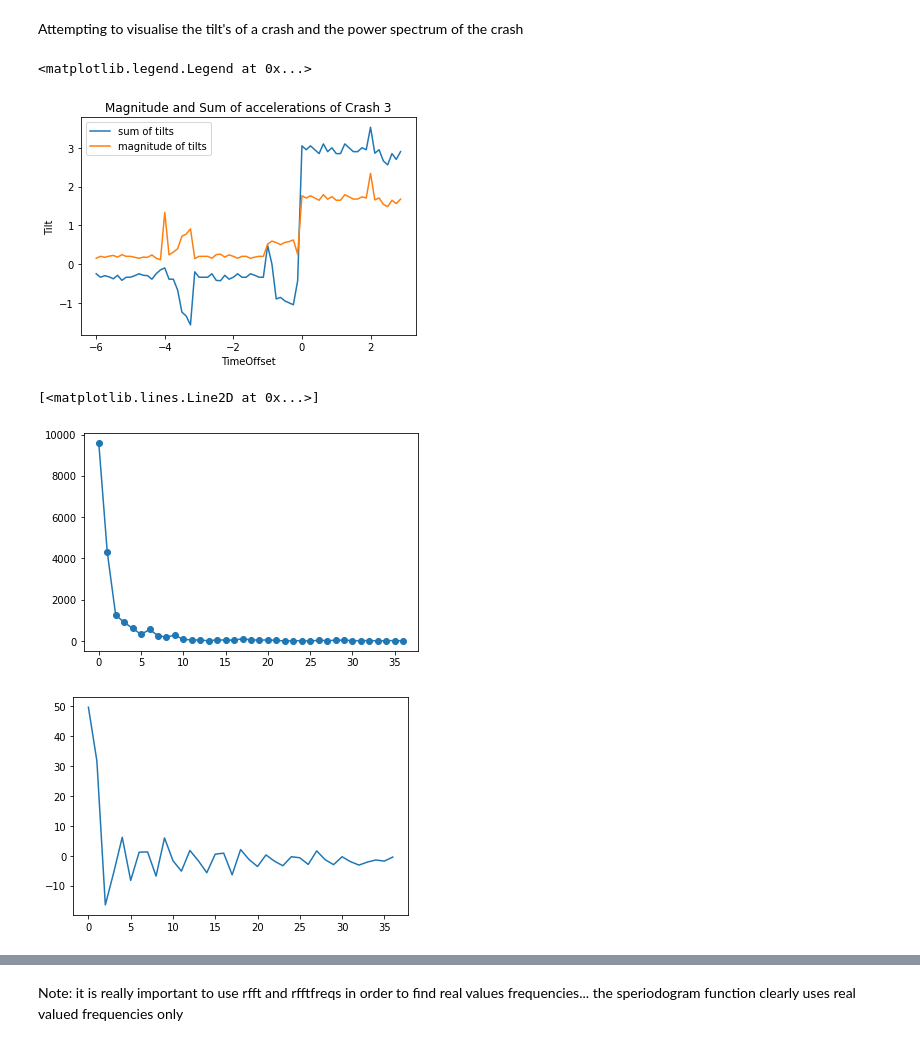
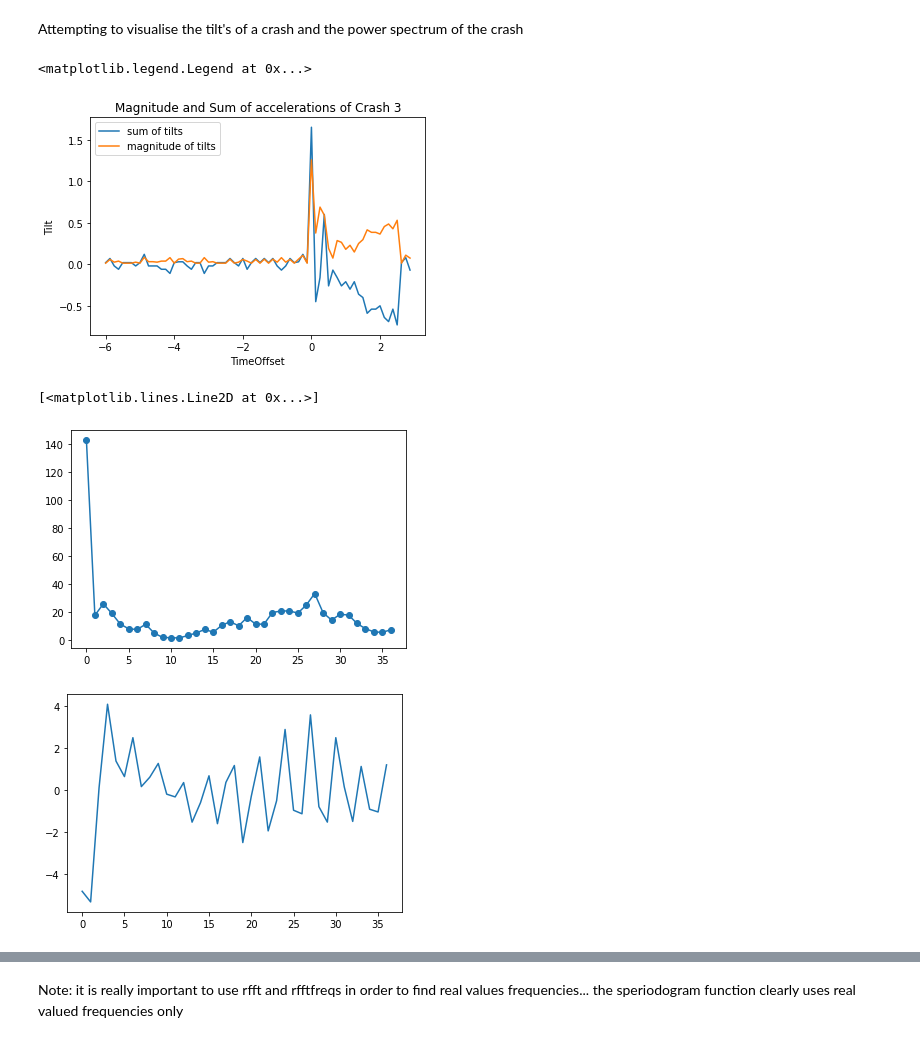
Before and after one commit to cwhite098/MDM3_Project1_Quartix, a Jupyter notebook: calllum_power_spectral_analysis.ipynb, the cells around one changed output, grey strips where cells are left out. Drawn from its saved outputs; the diff is of its cells as text; code cells hidden in the pictures.

```diff
--- a/calllum_power_spectral_analysis.ipynb
+++ b/calllum_power_spectral_analysis.ipynb
@@ -8,22 +8,28 @@ Attempting to visualise the tilt's of a crash and the power spectrum of the cras
 # %%
 import matplotlib.pyplot as plt
 from extract_data import *
 
 
-crash_3 = cat_data[3]
-crash_3_tilts = crash_3[1]
-crash_3_tilts_timeseries = get_tilt_timeseries(cat_data)[3]
-sum_tilts = crash_3_tilts_timeseries[:,1]+crash_3_tilts_timeseries[:,2]+crash_3_tilts_timeseries[:,0]
-crash_3_mags=get_mags(get_tilt_timeseries(cat_data))[3]
+
+crash_3_tilts_timeseries = get_tilt_timeseries(cat_data)[3:4]
+
+
+crash_3_tilts_timeseries = calibrate_remove_z(crash_3_tilts_timeseries)
+crash_3_mags=get_mags(crash_3_tilts_timeseries)
+crash_3_tilts_timeseries = crash_3_tilts_timeseries[0]
+crash_3_mags = crash_3_mags[0]
+
+sum_tilts = crash_3_tilts_timeseries[:,1]+crash_3_tilts_timeseries[:,0]
+
 
 plt.plot(np.linspace(-6,2.875,72),sum_tilts, label='sum of tilts')
 plt.plot(np.linspace(-6,2.875,72),crash_3_mags, label='magnitude of tilts')
 plt.title('Magnitude and Sum of accelerations of Crash 3')
 plt.xlabel('TimeOffset'), plt.ylabel('Tilt')
 plt.legend(loc='best')
 # %% [output]
 <matplotlib.legend.Legend at 0x...>
-[figure, old version]
+[figure, new version]
 # %%
 from numpy.fft import rfft,rfftfreq,fft
 import spectrum
@@ -49,5 +55,5 @@ plt.figure(1)
 plt.plot(fft_vals)
 # %% [output]
 [<matplotlib.lines.Line2D at 0x...>]
-[figure, old version]
+[figure, new version]
-[figure, old version]
+[figure, new version]
```
Also changed, not shown: parts of 11 cells of this notebook.
